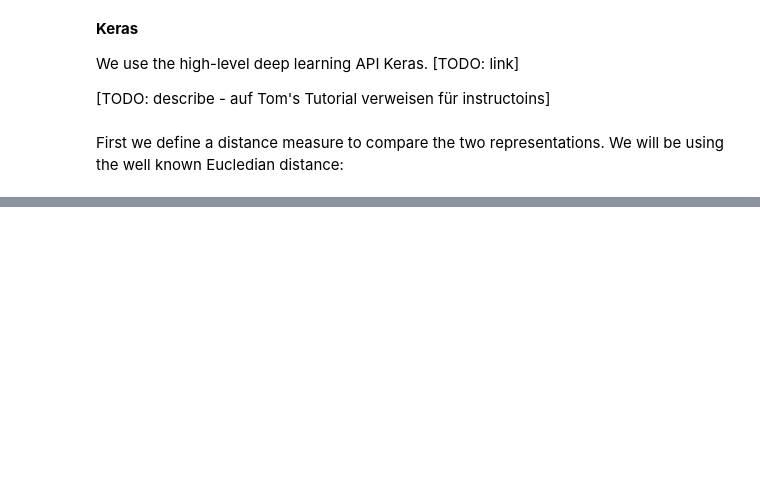
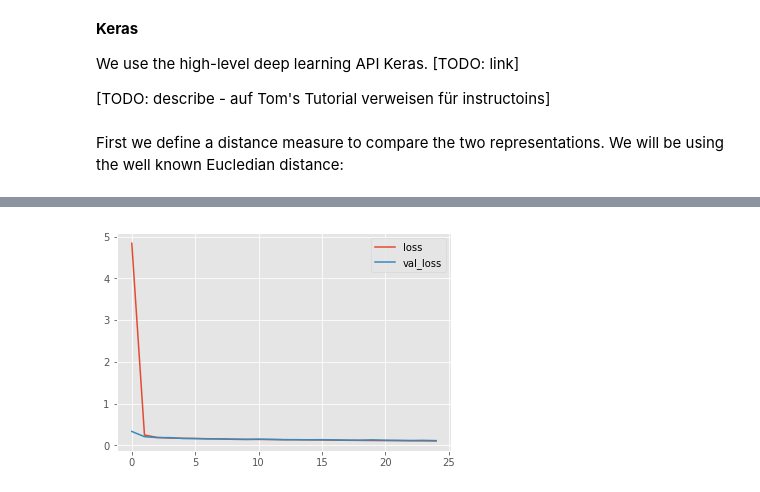
Before and after one commit to slychief/tutorials_private, a Jupyter notebook: spotify_similarity_search/Spotify Similarity Search - Part 2 - Siamese Networks.ipynb, the cells around one changed output, grey strips where cells are left out. Cells and saved outputs as stored; diff of their text form; code cells hidden in the pictures; blank space fills up the shorter version.

```diff
--- a/spotify_similarity_search/Spotify Similarity Search - Part 2 - Siamese Networks.ipynb
+++ b/spotify_similarity_search/Spotify Similarity Search - Part 2 - Siamese Networks.ipynb
@@ -527,0 +563,20 @@ model = create_siamese_network(data_pairs[:,0].shape[1:])
+# %%
+# define the model
+model_sim_id = create_siamese_network(data_pairs[:,0].shape[1:])
+
+# define the optimizer
+opt = Nadam(lr=0.001)
+
+# compile the model
+model_sim_id.compile(loss      = contrastive_loss,
+                  optimizer = opt)
+# %%
+model_sim_id.fit([data_pairs[:, 0], data_pairs[:, 1]],
+               labels,
+               batch_size       = 24,
+               verbose          = 0,
+               epochs           = 25,
+               callbacks        = [tut_func.PlotLosses()],
+               validation_split = 0.1);
+# %% [output]
+[figure, added]
```
Also changed, not shown: parts of 84 cells of this notebook, 3 other files.
